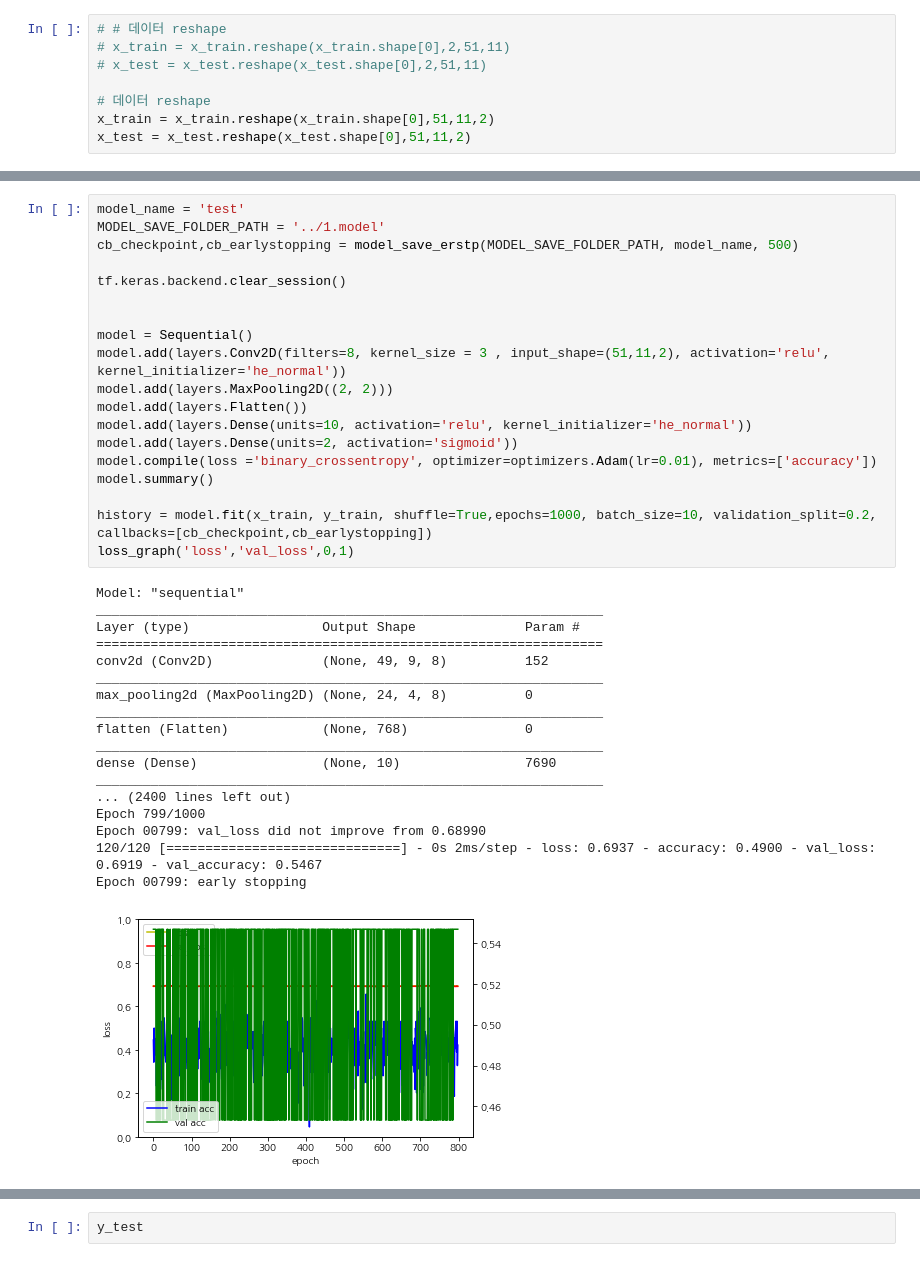
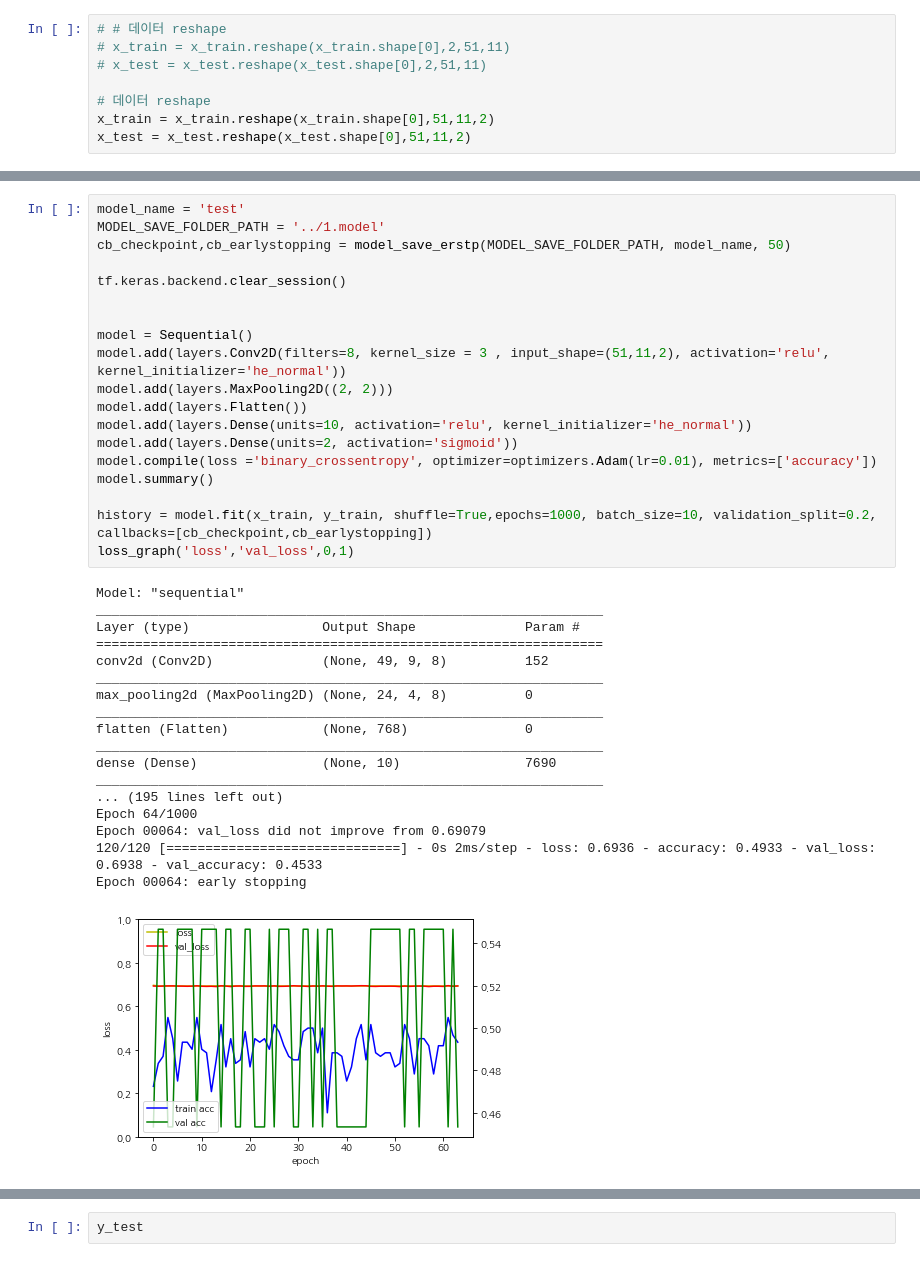
Before and after one commit to bok9504/Lab_work, a Jupyter notebook: 3. 모델 구축.ipynb, the cells around one changed output, grey strips where cells are left out. Cells and saved outputs as stored; diff of their text form.

```diff
--- a/3. 모델 구축.ipynb
+++ b/3. 모델 구축.ipynb
@@ -173,41 +177,41 @@ Name: 100, dtype: uint8
 # %%
 model_name = 'test'
 MODEL_SAVE_FOLDER_PATH = '../1.model'
-cb_checkpoint,cb_earlystopping = model_save_erstp(MODEL_SAVE_FOLDER_PATH, model_name, 500)
+cb_checkpoint,cb_earlystopping = model_save_erstp(MODEL_SAVE_FOLDER_PATH, model_name, 50)
 
 tf.keras.backend.clear_session()
 
 
 model = Sequential()
 model.add(layers.Conv2D(filters=8, kernel_size = 3 , input_shape=(51,11,2), activation='relu', kernel_initializer='he_normal'))
 model.add(layers.MaxPooling2D((2, 2)))
 model.add(layers.Flatten())
 model.add(layers.Dense(units=10, activation='relu', kernel_initializer='he_normal'))
 model.add(layers.Dense(units=2, activation='sigmoid'))
 model.compile(loss ='binary_crossentropy', optimizer=optimizers.Adam(lr=0.01), metrics=['accuracy'])
 model.summary()
 
 history = model.fit(x_train, y_train, shuffle=True,epochs=1000, batch_size=10, validation_split=0.2, callbacks=[cb_checkpoint,cb_earlystopping])
 loss_graph('loss','val_loss',0,1)
 # %% [output]
 Model: "sequential"
 _________________________________________________________________
 Layer (type)                 Output Shape              Param #
 =================================================================
 conv2d (Conv2D)              (None, 49, 9, 8)          152
 _________________________________________________________________
 max_pooling2d (MaxPooling2D) (None, 24, 4, 8)          0
 _________________________________________________________________
 flatten (Flatten)            (None, 768)               0
 _________________________________________________________________
 dense (Dense)                (None, 10)                7690
 _________________________________________________________________
-... (2400 lines left out)
-Epoch 799/1000
-Epoch 00799: val_loss did not improve from 0.68990
-120/120 [==============================] - 0s 2ms/step - loss: 0.6937 - accuracy: 0.4900 - val_loss: 0.6919 - val_accuracy: 0.5467
-Epoch 00799: early stopping
+... (195 lines left out)
+Epoch 64/1000
+Epoch 00064: val_loss did not improve from 0.69079
+120/120 [==============================] - 0s 2ms/step - loss: 0.6936 - accuracy: 0.4933 - val_loss: 0.6938 - val_accuracy: 0.4533
+Epoch 00064: early stopping
-[figure, old version]
+[figure, new version]
 # %%
 loss, acc = model.evaluate(x_test, y_test)
 # %% [output]
```
Also changed, not shown: parts of 3 cells of this notebook.
